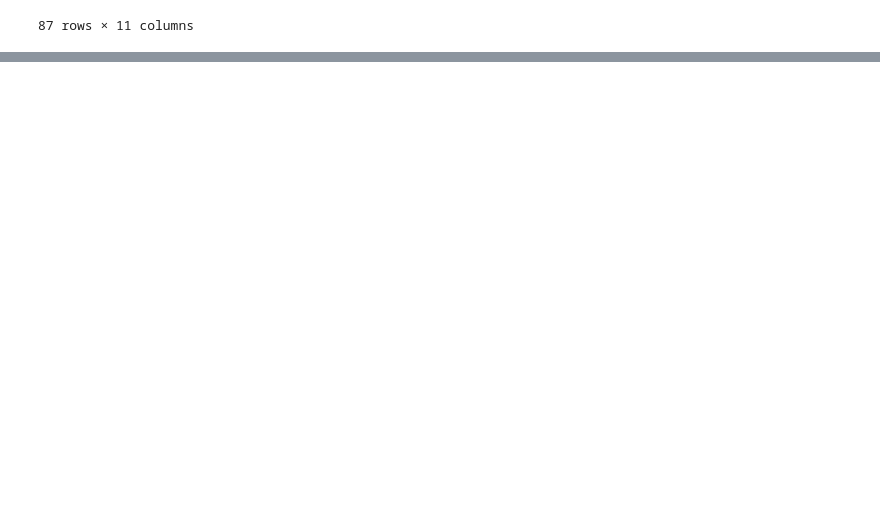
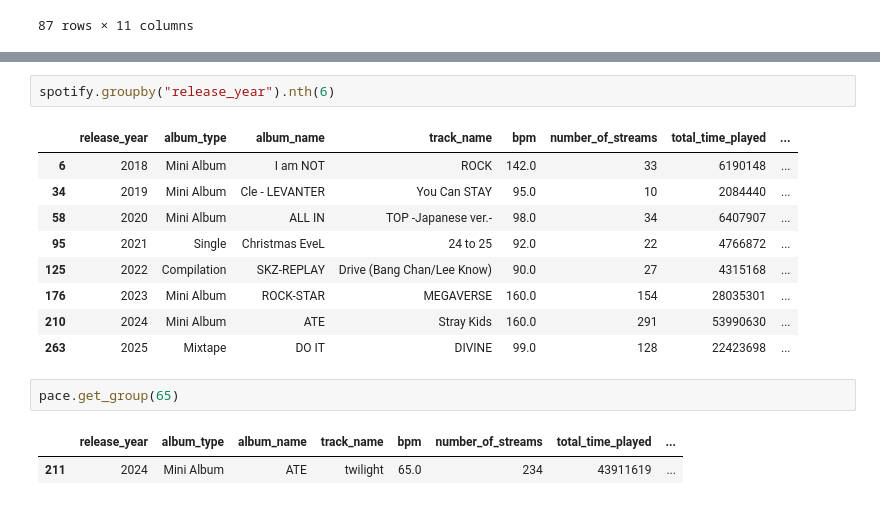
Before and after one commit to mhandihadjadene-blip/intial_commit, a Jupyter notebook: numpy-pandas-seaborn.ipynb, the cells around one changed output, grey strips where cells are left out. Drawn from its saved outputs; the diff is of its cells as text; blank space fills up the shorter version.

```diff
--- a/numpy-pandas-seaborn.ipynb
+++ b/numpy-pandas-seaborn.ipynb
@@ -50,0 +76,17 @@ pace.max()
+# %%
+spotify.groupby("release_year").nth(6)
+# %% [output]
+|  | release_year | album_type | album_name | track_name | bpm | number_of_streams | total_time_played | ... |
+| 6 | 2018 | Mini Album | I am NOT | ROCK | 142.0 | 33 | 6190148 | ... |
+| 34 | 2019 | Mini Album | Cle - LEVANTER | You Can STAY | 95.0 | 10 | 2084440 | ... |
+| 58 | 2020 | Mini Album | ALL IN | TOP -Japanese ver.- | 98.0 | 34 | 6407907 | ... |
+| 95 | 2021 | Single | Christmas EveL | 24 to 25 | 92.0 | 22 | 4766872 | ... |
+| 125 | 2022 | Compilation | SKZ-REPLAY | Drive (Bang Chan/Lee Know) | 90.0 | 27 | 4315168 | ... |
+| 176 | 2023 | Mini Album | ROCK-STAR | MEGAVERSE | 160.0 | 154 | 28035301 | ... |
+| 210 | 2024 | Mini Album | ATE | Stray Kids | 160.0 | 291 | 53990630 | ... |
+| 263 | 2025 | Mixtape | DO IT | DIVINE | 99.0 | 128 | 22423698 | ... |
+# %%
+pace.get_group(65)
+# %% [output]
+|  | release_year | album_type | album_name | track_name | bpm | number_of_streams | total_time_played | ... |
+| 211 | 2024 | Mini Album | ATE | twilight | 65.0 | 234 | 43911619 | ... |
```
Also changed, not shown: parts of 7 cells of this notebook.
